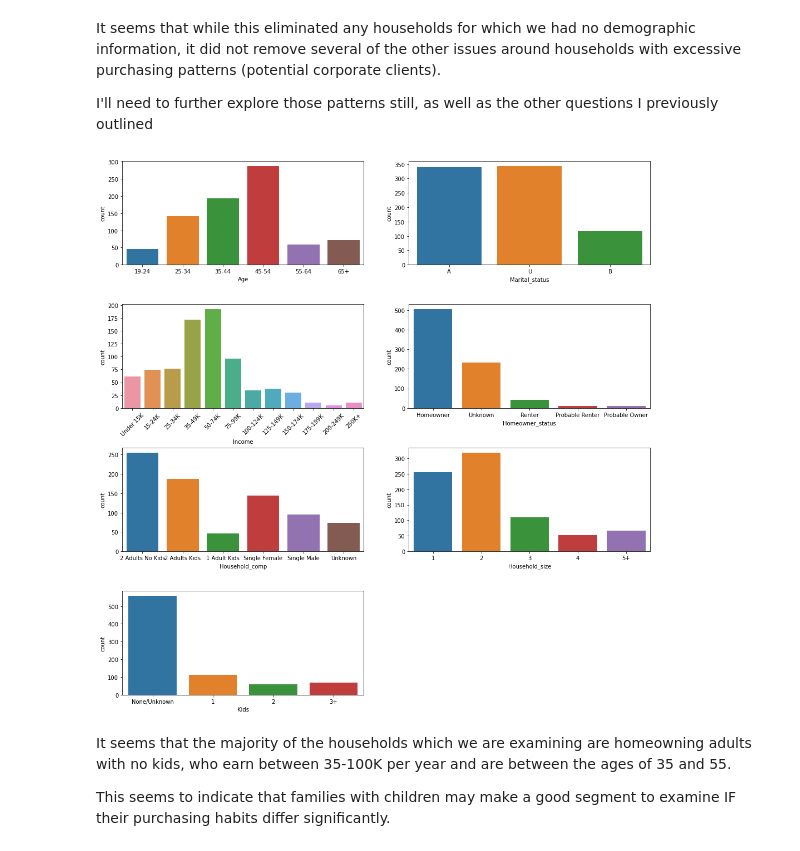
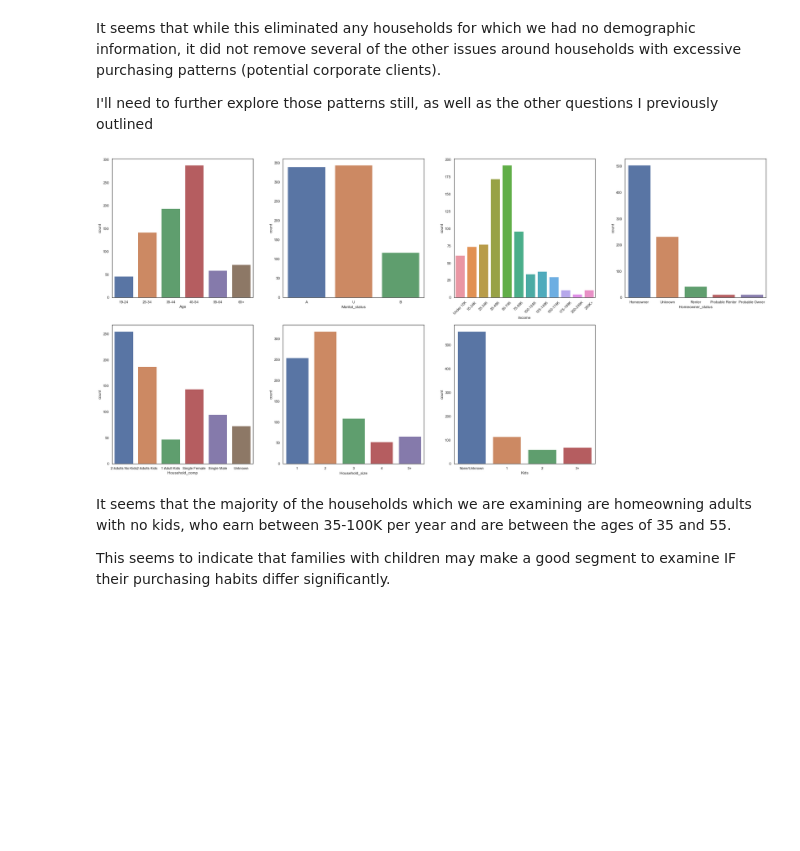
Before and after one commit to NickD-Dean/Springboard, a Jupyter notebook: CustomerSegmentation_and_Churn_Analysis/Code/04 - Exploratory Data Analysis.ipynb, the cells around one changed output. Drawn from its saved outputs; the diff is of its cells as text; code cells hidden in the pictures; blank space fills up the shorter version.

```diff
--- a/CustomerSegmentation_and_Churn_Analysis/Code/04 - Exploratory Data Analysis.ipynb
+++ b/CustomerSegmentation_and_Churn_Analysis/Code/04 - Exploratory Data Analysis.ipynb
@@ -139,24 +139,24 @@ It seems that while this eliminated any households for which we had no demograph
 
 I'll need to further explore those patterns still, as well as the other questions I previously outlined
 # %%
-fig, axes = plt.subplots(4,2, figsize=(15,15))
+fig, axes = plt.subplots(2,4, figsize=(30,15))
 fig.tight_layout(pad=5.0)
-fig.delaxes(axes[3,1])
+fig.delaxes(axes[1,3])
 sns.countplot(x='Age', data=new_data, ax=axes[0,0], order=['19-24', '25-34', '35-44', '45-54', '55-64', '65+'])
 sns.countplot(x='Marital_status', data=new_data, ax=axes[0,1])
-sns.countplot(x='Income', data=new_data, ax=axes[1,0], order=['Under 15K','15-24K','25-34K','35-49K','50-74K','75-99K'
+sns.countplot(x='Income', data=new_data, ax=axes[0,2], order=['Under 15K','15-24K','25-34K','35-49K','50-74K','75-99K'
                                                              , '100-124K', '125-149K', '150-174K','175-199K',
                                                              '200-249K', '250K+'])
-axes[1,0].set_xticklabels(['Under 15K','15-24K','25-34K','35-49K','50-74K','75-99K', '100-124K', '125-149K',
+axes[0,2].set_xticklabels(['Under 15K','15-24K','25-34K','35-49K','50-74K','75-99K', '100-124K', '125-149K',
                            '150-174K','175-199K', '200-249K', '250K+'], rotation = 45)
-sns.countplot(x='Homeowner_status', data=new_data, ax=axes[1,1])
-sns.countplot(x='Household_comp', data=new_data, ax=axes[2,0], order=['2 Adults No Kids', '2 Adults Kids',
+sns.countplot(x='Homeowner_status', data=new_data, ax=axes[0,3])
+sns.countplot(x='Household_comp', data=new_data, ax=axes[1,0], order=['2 Adults No Kids', '2 Adults Kids',
                                                                       '1 Adult Kids', 'Single Female', 'Single Male',
                                                                       'Unknown'])
-sns.countplot(x='Household_size', data=new_data, ax=axes[2,1], order =['1','2', '3', '4','5+'])
-sns.countplot(x='Kids', data=new_data, ax=axes[3,0]);
+sns.countplot(x='Household_size', data=new_data, ax=axes[1,1], order =['1','2', '3', '4','5+'])
+sns.countplot(x='Kids', data=new_data, ax=axes[1,2]);
 # %% [output]
-[figure, old version]
+[figure, new version]
 # %% [markdown]
 It seems that the majority of the households which we are examining are homeowning adults with no kids, who earn between 35-100K per year and are between the ages of 35 and 55.
 
```
Also changed, not shown: parts of 3 cells of this notebook, 6 other files.
